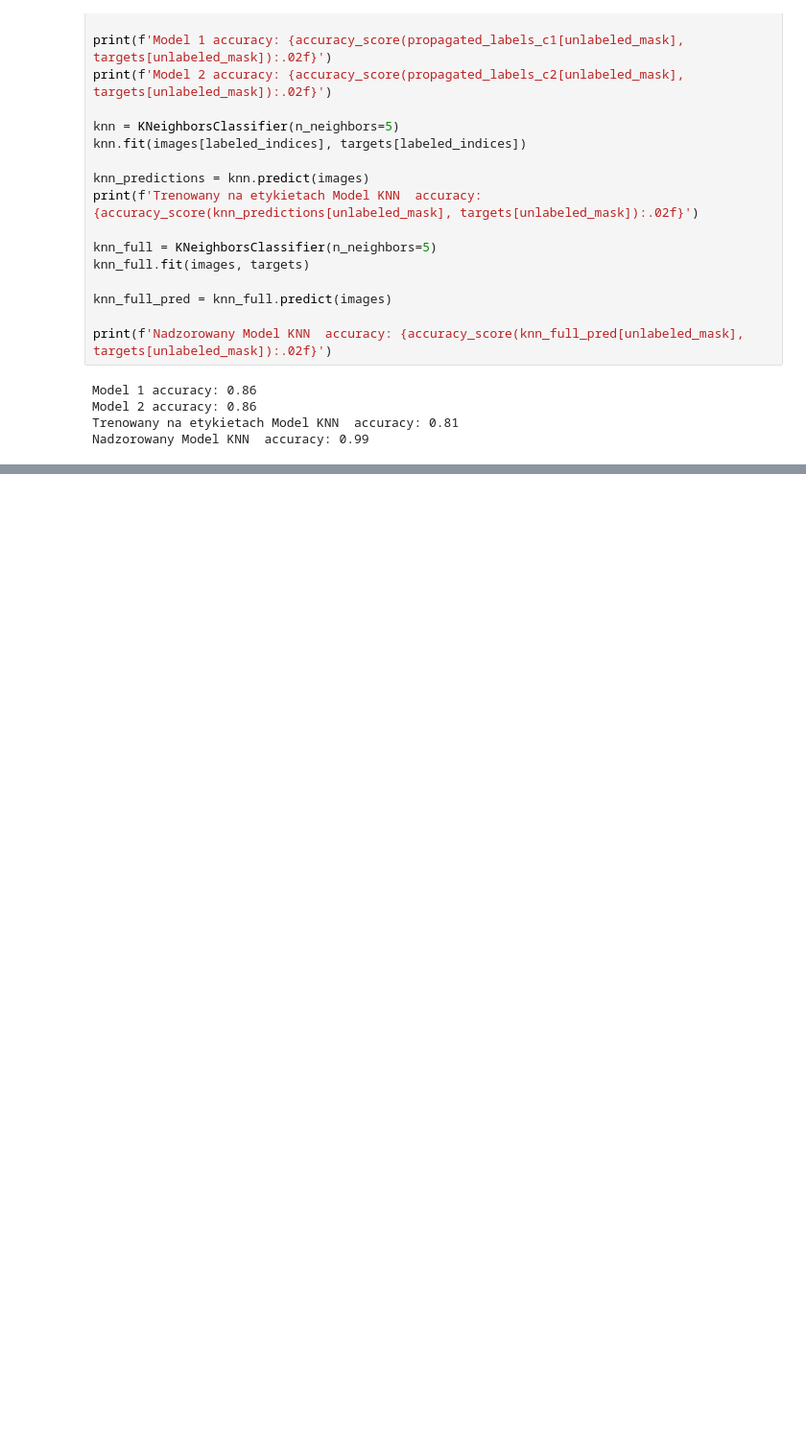
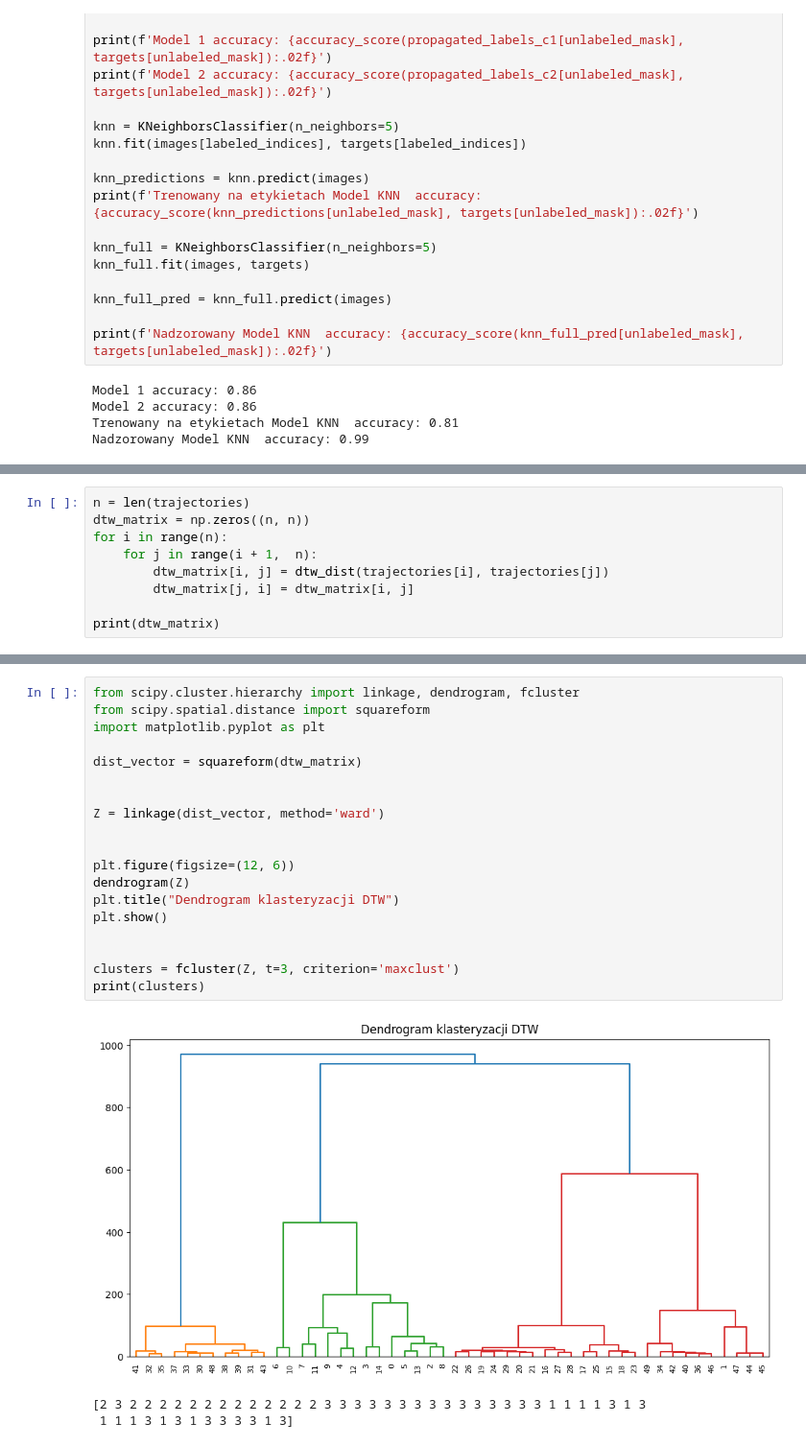
Before and after one commit to Owczany/Semestr-5, a Jupyter notebook: uczenie_maszynowe/lista_7/zadanie_1.ipynb, the cells around one changed output, grey strips where cells are left out. Shown at 96% size. Drawn from its saved outputs; the diff is of its cells as text; blank space fills up the shorter version.

```diff
--- a/uczenie_maszynowe/lista_7/zadanie_1.ipynb
+++ b/uczenie_maszynowe/lista_7/zadanie_1.ipynb
@@ -317,0 +484,9 @@ LOF wyniki:
+# %%
+n = len(trajectories)
+dtw_matrix = np.zeros((n, n))
+for i in range(n):
+    for j in range(i + 1,  n):
+        dtw_matrix[i, j] = dtw_dist(trajectories[i], trajectories[j])
+        dtw_matrix[j, i] = dtw_matrix[i, j]
+
+print(dtw_matrix)
@@ -317,0 +507,23 @@ LOF wyniki:
+# %%
+from scipy.cluster.hierarchy import linkage, dendrogram, fcluster
+from scipy.spatial.distance import squareform
+import matplotlib.pyplot as plt
+
+dist_vector = squareform(dtw_matrix)
+
+
+Z = linkage(dist_vector, method='ward')
+
+
+plt.figure(figsize=(12, 6))
+dendrogram(Z)
+plt.title("Dendrogram klasteryzacji DTW")
+plt.show()
+
+
+clusters = fcluster(Z, t=3, criterion='maxclust')
+print(clusters)
+# %% [output]
+[figure, added]
+[2 3 2 2 2 2 2 2 2 2 2 2 2 2 2 3 3 3 3 3 3 3 3 3 3 3 3 3 3 3 1 1 1 1 3 1 3
+ 1 1 1 3 1 3 1 3 3 3 3 1 3]
```
Also changed, not shown: parts of 29 cells of this notebook, 12 other files.
